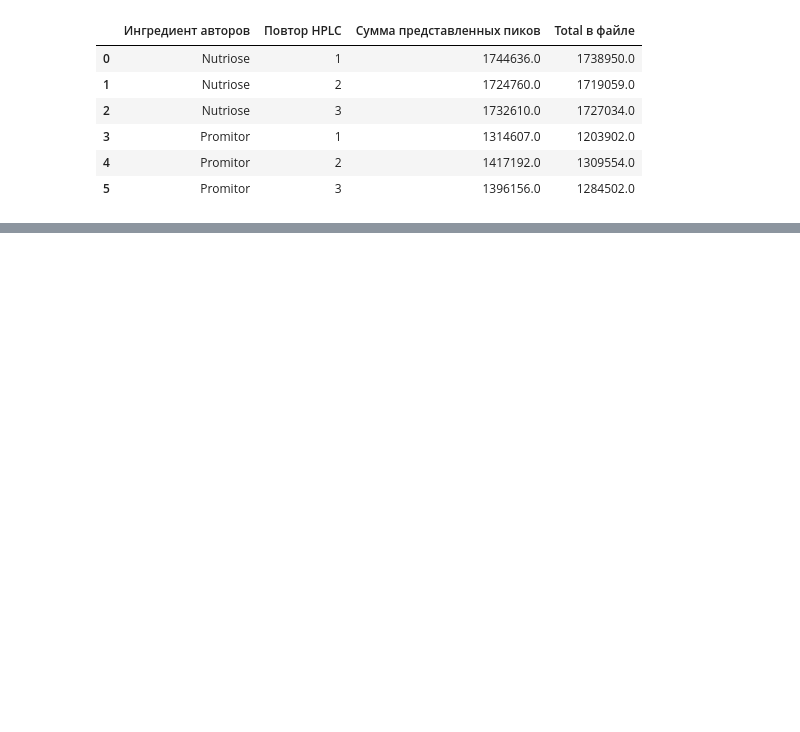
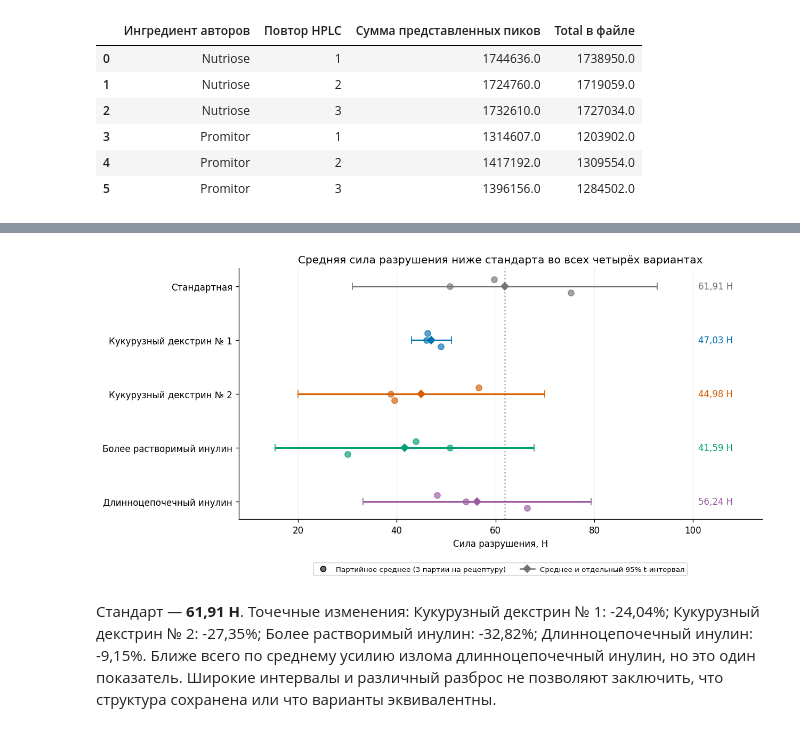
Before and after one commit to Alina-lab/cookies, a Jupyter notebook: biscuit_recipe_analysis.ipynb, the cells around one changed output, grey strips where cells are left out. Saved outputs shown, nothing was run; the diff lists cells and outputs as text; code cells hidden in the pictures; blank space fills up the shorter version.

Commit message:
Завершить анализ партийных измерений и подготовить BI-витрины

```diff
--- a/biscuit_recipe_analysis.ipynb
+++ b/biscuit_recipe_analysis.ipynb
@@ -853,0 +819,35 @@ print('Исходники сохранены без изменения. Новы
+# %%
+force_batches = physical_batch_means[physical_batch_means['metric_id'].eq('breaking_strength_n')].copy()
+force = physical_recipe_summary[physical_recipe_summary['metric_id'].eq('breaking_strength_n')].copy()
+force['abs_relative_delta_pct'] = force['relative_delta_pct'].abs()
+force['mean_ci_half_width'] = stats.t.ppf(0.975, 2) * force['sd_between_batches'] / np.sqrt(3)
+force['mean_ci_low'] = force['mean_of_batch_means'] - force['mean_ci_half_width']
+force['mean_ci_high'] = force['mean_of_batch_means'] + force['mean_ci_half_width']
+control_force = float(force.loc[force['recipe_id'].eq('control'), 'mean_of_batch_means'].iloc[0])
+display(force[['recipe_name_ru', 'mean_of_batch_means', 'sd_between_batches', 'delta_vs_control',
+               'relative_delta_pct', 'n_independent_batches']].rename(columns={
+    'recipe_name_ru': 'Рецептура', 'mean_of_batch_means': 'Средняя сила, Н',
+    'sd_between_batches': 'SD партий, Н', 'delta_vs_control': 'Разность со стандартом, Н',
+    'relative_delta_pct': 'Изменение силы, %', 'n_independent_batches': 'Партий',
+}).round(2))
+fig, ax = plt.subplots(figsize=(10.4, 5.1), layout='constrained')
+for y, rid in enumerate(recipe_order):
+    r = force.set_index('recipe_id').loc[rid]
+    values = force_batches[force_batches['recipe_id'].eq(rid)]['batch_mean'].to_numpy()
+    ax.scatter(values, y + np.array([-0.12, 0, 0.12]), s=45, color=colours[rid], alpha=0.65, zorder=3)
+    ax.errorbar(r['mean_of_batch_means'], y, xerr=r['mean_ci_half_width'], fmt='D',
+                color=colours[rid], capsize=4, markersize=6, linewidth=1.8, zorder=4)
+    ax.text(101, y, number(r['mean_of_batch_means']) + ' Н', va='center', color=colours[rid])
+ax.set_yticks(range(5), [names[r] for r in recipe_order]); ax.invert_yaxis()
+ax.set_xlim(8, 114); ax.set_xlabel('Сила разрушения, Н')
+ax.set_title('Средняя сила разрушения ниже стандарта во всех четырёх вариантах')
+ax.grid(axis='x', alpha=0.18); ax.axvline(control_force, color=colours['control'], linestyle=':', alpha=0.6)
+ax.legend(handles=[Line2D([0], [0], marker='o', color='none', markerfacecolor='#737373', label='Партийное среднее (3 партии на рецептуру)'),
+                   Line2D([0], [0], marker='D', color='#737373', label='Среднее и отдельный 95% t-интервал')],
+          loc='upper center', bbox_to_anchor=(0.5, -0.16), fontsize=8, ncol=2)
+show_figure(fig)
+display(Markdown(f'Стандарт — **{number(control_force)} Н**. Точечные изменения: '
+    + '; '.join(f"{names[r]}: {number(force.set_index('recipe_id').loc[r, 'relative_delta_pct'])}%" for r in variant_ids)
+    + '. Ближе всего по среднему усилию излома длинноцепочечный инулин, но это один показатель. '
+    'Широкие интервалы и различный разброс не позволяют заключить, что структура сохранена или что варианты эквивалентны.'))
+# %% [output]
@@ -853,0 +860,2 @@ print('Исходники сохранены без изменения. Новы
+[figure, added]
+Стандарт — **61,91 Н**. Точечные изменения: Кукурузный декстрин № 1: -24,04%; Кукурузный декстрин № 2: -27,35%; Более растворимый инулин: -32,82%; Длинноцепочечный инулин: -9,15%. Ближе всего по среднему усилию излома длинноцепочечный инулин, но это один показатель. Широкие интервалы и различный разброс не позволяют заключить, что структура сохранена или что варианты эквивалентны.
```
Also changed, not shown: parts of 39 cells of this notebook, 8 other files.
